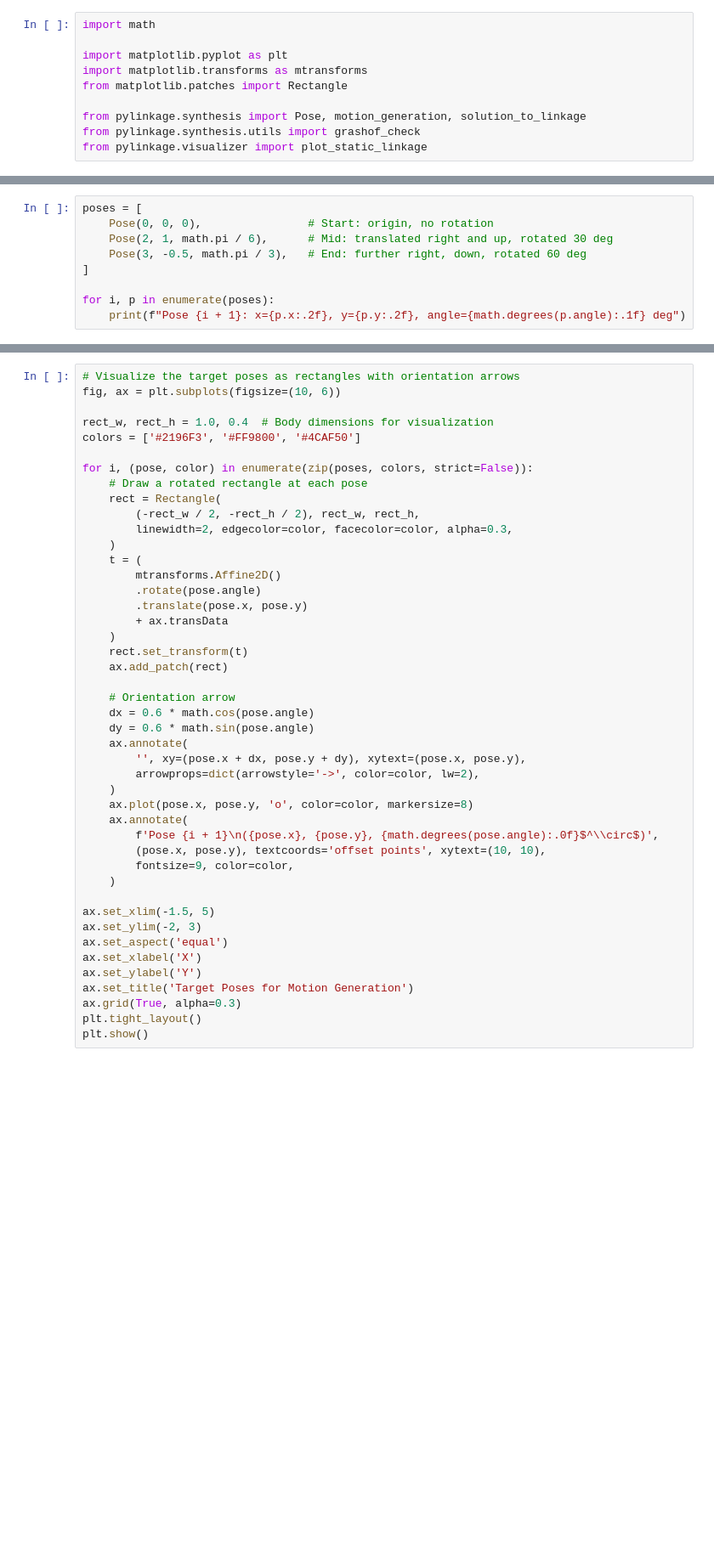
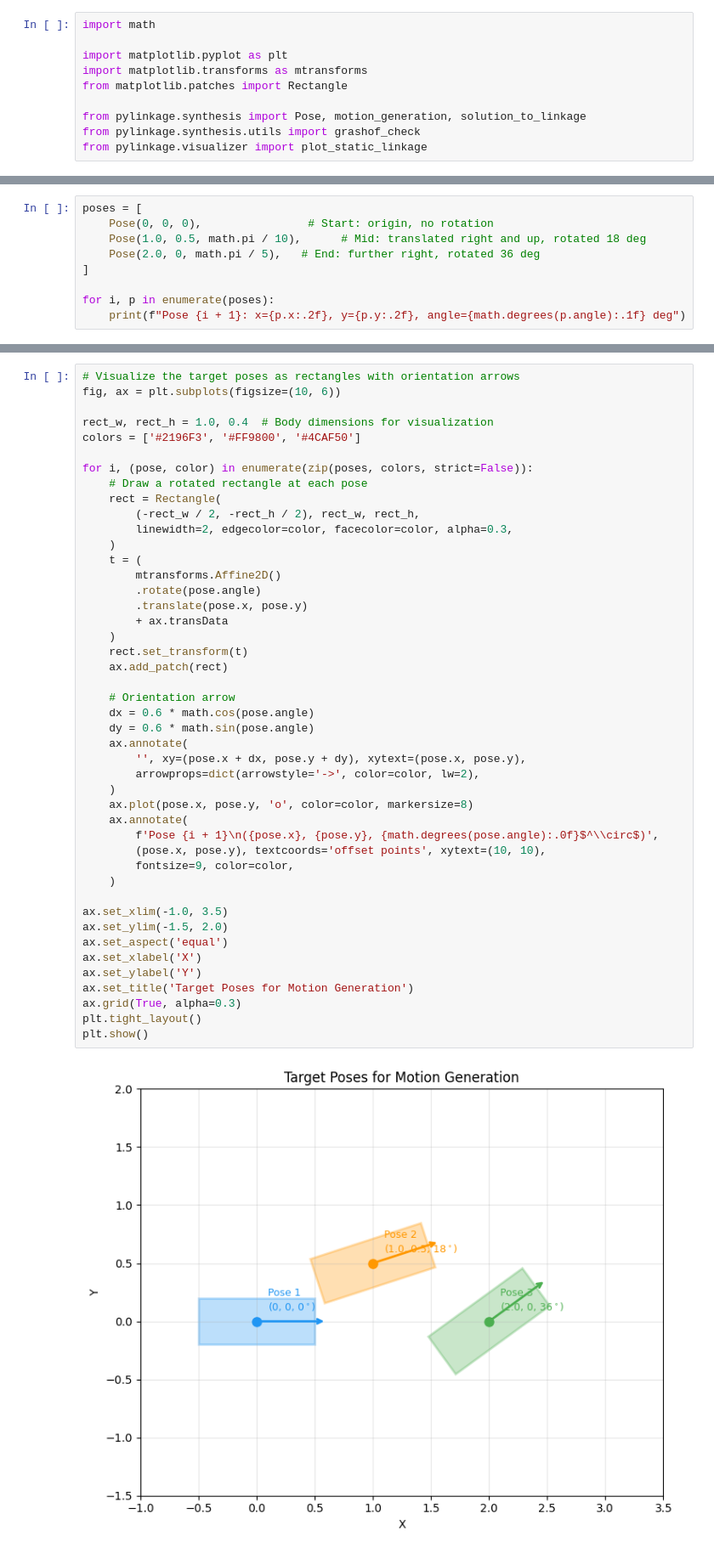
Before and after one commit to HugoFara/pylinkage, a Jupyter notebook: docs/notebooks/07_motion_generation.ipynb, the cells around one changed output, grey strips where cells are left out. Shown at 85% size. Cells and saved outputs as stored; diff of their text form; blank space fills up the shorter version.

```diff
--- a/docs/notebooks/07_motion_generation.ipynb
+++ b/docs/notebooks/07_motion_generation.ipynb
@@ -38,8 +38,8 @@ as if being flipped from a horizontal pickup to an angled placement.
 # %%
 poses = [
     Pose(0, 0, 0),                # Start: origin, no rotation
-    Pose(2, 1, math.pi / 6),      # Mid: translated right and up, rotated 30 deg
-    Pose(3, -0.5, math.pi / 3),   # End: further right, down, rotated 60 deg
+    Pose(1.0, 0.5, math.pi / 10),      # Mid: translated right and up, rotated 18 deg
+    Pose(2.0, 0, math.pi / 5),   # End: further right, rotated 36 deg
 ]
 
 for i, p in enumerate(poses):
@@ -60,35 +64,37 @@ for i, (pose, color) in enumerate(zip(poses, colors, strict=False)):
     t = (
         mtransforms.Affine2D()
         .rotate(pose.angle)
         .translate(pose.x, pose.y)
         + ax.transData
     )
     rect.set_transform(t)
     ax.add_patch(rect)
 
     # Orientation arrow
     dx = 0.6 * math.cos(pose.angle)
     dy = 0.6 * math.sin(pose.angle)
     ax.annotate(
         '', xy=(pose.x + dx, pose.y + dy), xytext=(pose.x, pose.y),
         arrowprops=dict(arrowstyle='->', color=color, lw=2),
     )
     ax.plot(pose.x, pose.y, 'o', color=color, markersize=8)
     ax.annotate(
         f'Pose {i + 1}\n({pose.x}, {pose.y}, {math.degrees(pose.angle):.0f}$^\\circ$)',
         (pose.x, pose.y), textcoords='offset points', xytext=(10, 10),
         fontsize=9, color=color,
     )
 
-ax.set_xlim(-1.5, 5)
-ax.set_ylim(-2, 3)
+ax.set_xlim(-1.0, 3.5)
+ax.set_ylim(-1.5, 2.0)
 ax.set_aspect('equal')
 ax.set_xlabel('X')
 ax.set_ylabel('Y')
 ax.set_title('Target Poses for Motion Generation')
 ax.grid(True, alpha=0.3)
 plt.tight_layout()
 plt.show()
+# %% [output]
+[figure, added]
 # %% [markdown]
 ## 2. Synthesize the Four-Bar Linkage
 
```
Also changed, not shown: parts of 12 cells of this notebook.
